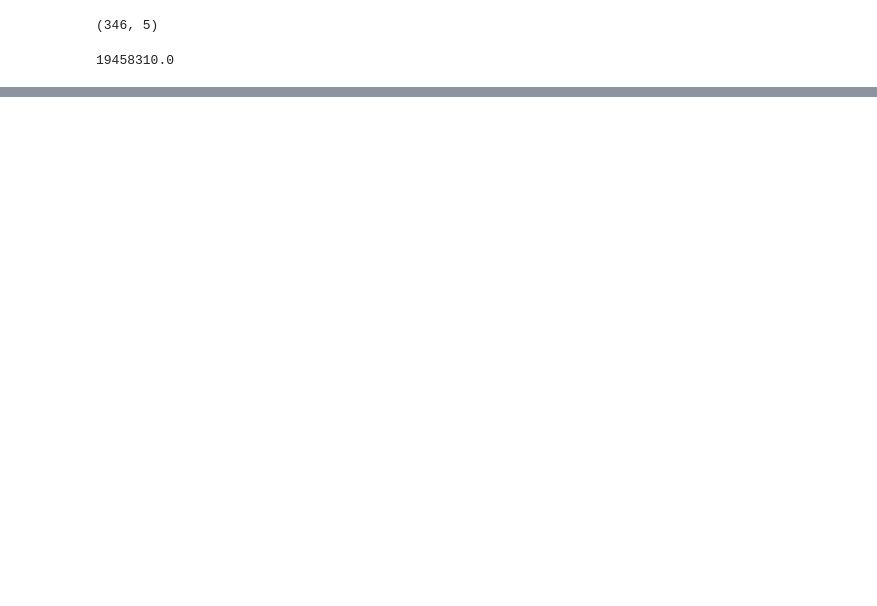
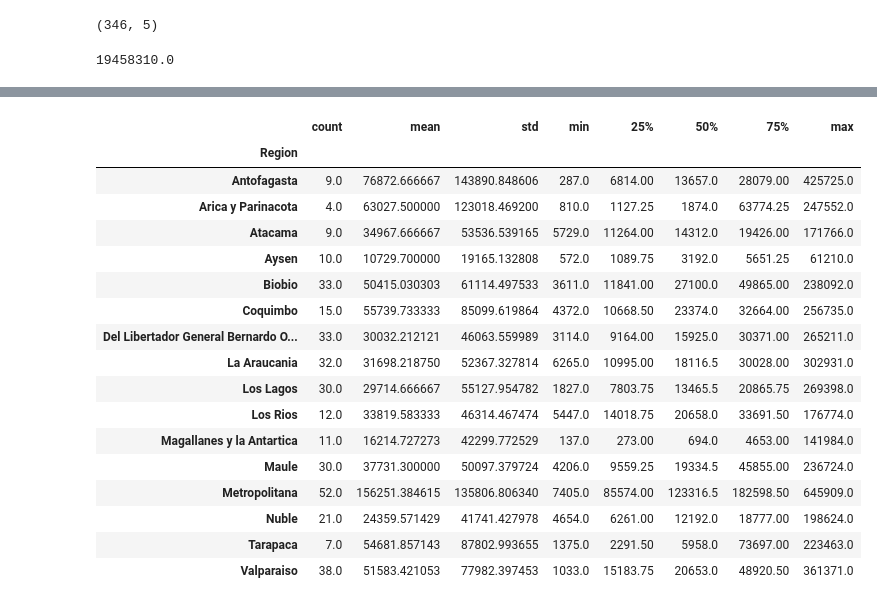
Before and after one commit to Vokturz/Curso-Python-BCCh, a Jupyter notebook: clase4/Clase4_Pandas.ipynb, the cells around one changed output, grey strips where cells are left out. Cells and saved outputs as stored; diff of their text form; code cells hidden in the pictures; blank space fills up the shorter version.

```diff
--- a/clase4/Clase4_Pandas.ipynb
+++ b/clase4/Clase4_Pandas.ipynb
@@ -363,0 +458,22 @@ df["Poblacion"].sum()
+# %%
+# Podemos obtener la estadística descriptiva de la población a nivel de Región
+df.groupby("Region")['Poblacion'].describe()
+# %% [output]
+|  | count | mean | std | min | 25% | 50% | 75% | max |
+| Region |  |  |  |  |  |  |  |  |
+| Antofagasta | 9.0 | 76872.666667 | 143890.848606 | 287.0 | 6814.00 | 13657.0 | 28079.00 | 425725.0 |
+| Arica y Parinacota | 4.0 | 63027.500000 | 123018.469200 | 810.0 | 1127.25 | 1874.0 | 63774.25 | 247552.0 |
+| Atacama | 9.0 | 34967.666667 | 53536.539165 | 5729.0 | 11264.00 | 14312.0 | 19426.00 | 171766.0 |
+| Aysen | 10.0 | 10729.700000 | 19165.132808 | 572.0 | 1089.75 | 3192.0 | 5651.25 | 61210.0 |
+| Biobio | 33.0 | 50415.030303 | 61114.497533 | 3611.0 | 11841.00 | 27100.0 | 49865.00 | 238092.0 |
+| Coquimbo | 15.0 | 55739.733333 | 85099.619864 | 4372.0 | 10668.50 | 23374.0 | 32664.00 | 256735.0 |
+| Del Libertador General Bernardo O... | 33.0 | 30032.212121 | 46063.559989 | 3114.0 | 9164.00 | 15925.0 | 30371.00 | 265211.0 |
+| La Araucania | 32.0 | 31698.218750 | 52367.327814 | 6265.0 | 10995.00 | 18116.5 | 30028.00 | 302931.0 |
+| Los Lagos | 30.0 | 29714.666667 | 55127.954782 | 1827.0 | 7803.75 | 13465.5 | 20865.75 | 269398.0 |
+| Los Rios | 12.0 | 33819.583333 | 46314.467474 | 5447.0 | 14018.75 | 20658.0 | 33691.50 | 176774.0 |
+| Magallanes y la Antartica | 11.0 | 16214.727273 | 42299.772529 | 137.0 | 273.00 | 694.0 | 4653.00 | 141984.0 |
+| Maule | 30.0 | 37731.300000 | 50097.379724 | 4206.0 | 9559.25 | 19334.5 | 45855.00 | 236724.0 |
+| Metropolitana | 52.0 | 156251.384615 | 135806.806340 | 7405.0 | 85574.00 | 123316.5 | 182598.50 | 645909.0 |
+| Nuble | 21.0 | 24359.571429 | 41741.427978 | 4654.0 | 6261.00 | 12192.0 | 18777.00 | 198624.0 |
+| Tarapaca | 7.0 | 54681.857143 | 87802.993655 | 1375.0 | 2291.50 | 5958.0 | 73697.00 | 223463.0 |
+| Valparaiso | 38.0 | 51583.421053 | 77982.397453 | 1033.0 | 15183.75 | 20653.0 | 48920.50 | 361371.0 |
```
Also changed, not shown: parts of 28 cells of this notebook.
